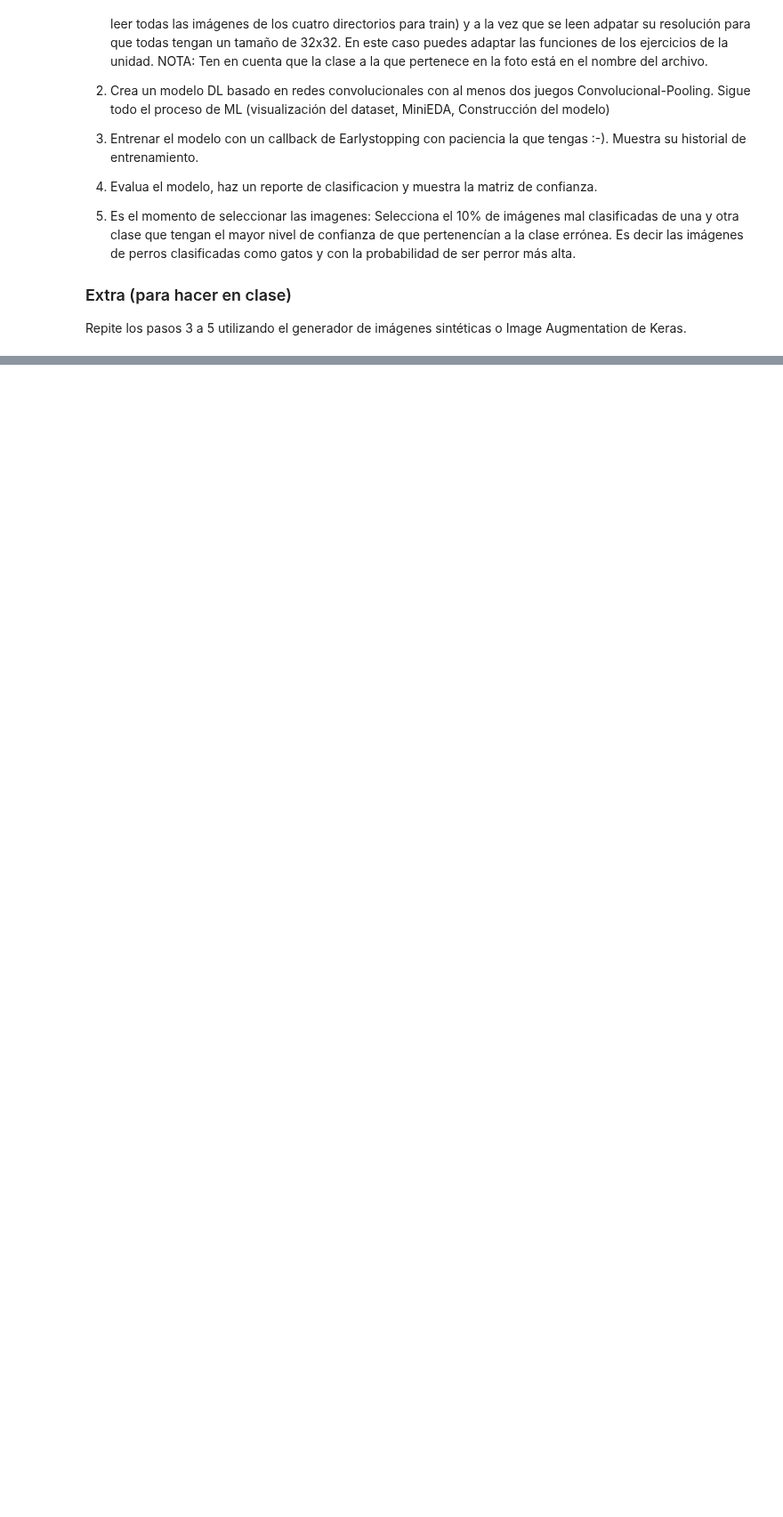
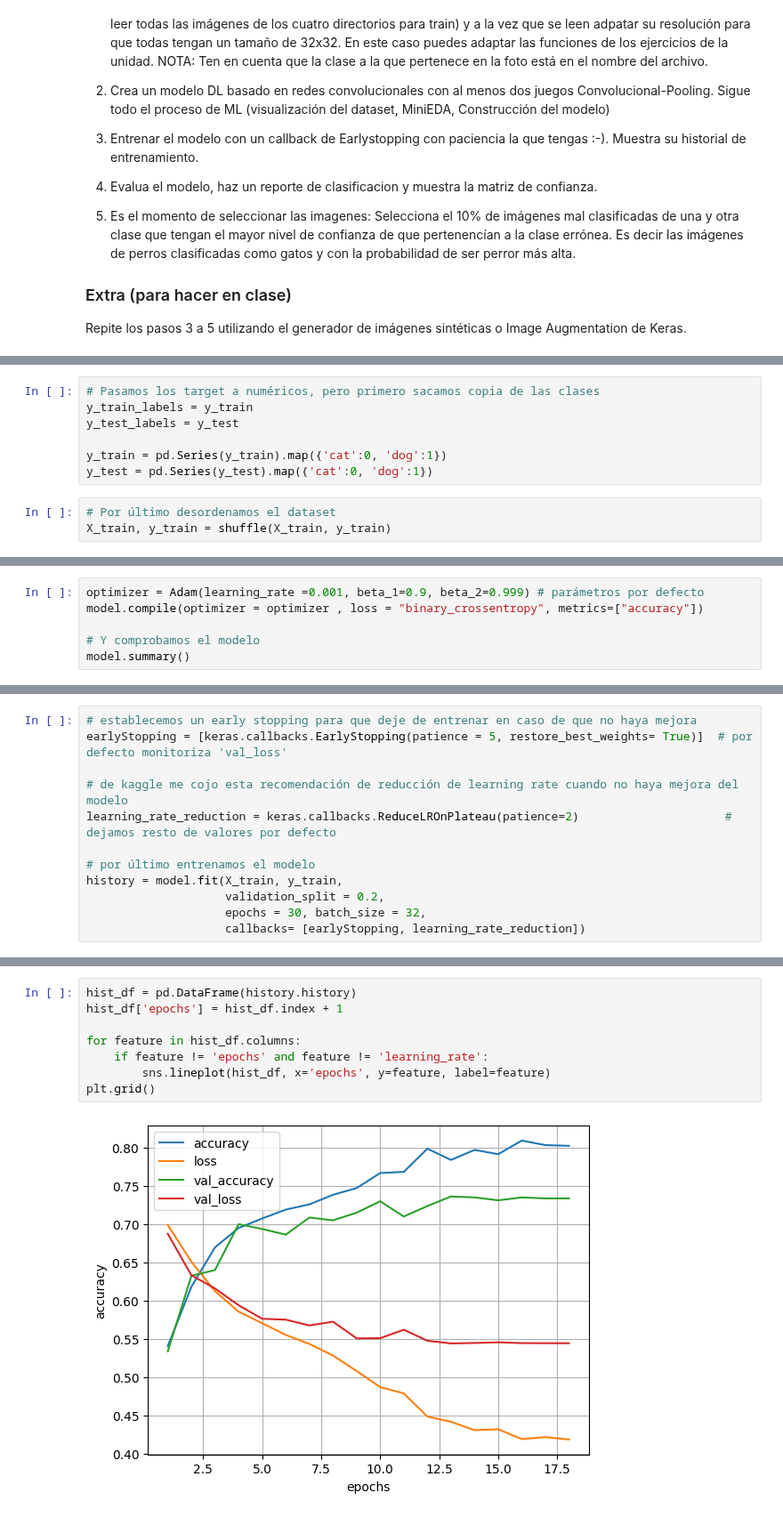
Before and after one commit to vrieraj/ONLINE_DS_THEBRIDGE_Ejercicios, a Jupyter notebook: 05_Deep_Learning/Sprint_16/Unidad_01/Practica_Obligatoria/18_Practica_Obligatoria_CNN_Redes_Convolucionales.ipynb, the cells around one changed output, grey strips where cells are left out. Shown at 89% size. Cells and saved outputs as stored; diff of their text form; blank space fills up the shorter version.

```diff
--- a/05_Deep_Learning/Sprint_16/Unidad_01/Practica_Obligatoria/18_Practica_Obligatoria_CNN_Redes_Convolucionales.ipynb
+++ b/05_Deep_Learning/Sprint_16/Unidad_01/Practica_Obligatoria/18_Practica_Obligatoria_CNN_Redes_Convolucionales.ipynb
@@ -70,0 +151,10 @@ def read_data(directorio, reshape_dim = (32,32)):
+# %%
+# Pasamos los target a numéricos, pero primero sacamos copia de las clases
+y_train_labels = y_train
+y_test_labels = y_test
+
+y_train = pd.Series(y_train).map({'cat':0, 'dog':1})
+y_test = pd.Series(y_test).map({'cat':0, 'dog':1})
+# %%
+# Por último desordenamos el dataset
+X_train, y_train = shuffle(X_train, y_train)
@@ -70,0 +195,6 @@ def read_data(directorio, reshape_dim = (32,32)):
+# %%
+optimizer = Adam(learning_rate =0.001, beta_1=0.9, beta_2=0.999) # parámetros por defecto
+model.compile(optimizer = optimizer , loss = "binary_crossentropy", metrics=["accuracy"])
+
+# Y comprobamos el modelo
+model.summary()
@@ -70,0 +228,12 @@ def read_data(directorio, reshape_dim = (32,32)):
+# %%
+# establecemos un early stopping para que deje de entrenar en caso de que no haya mejora
+earlyStopping = [keras.callbacks.EarlyStopping(patience = 5, restore_best_weights= True)]  # por defecto monitoriza 'val_loss'
+
+# de kaggle me cojo esta recomendación de reducción de learning rate cuando no haya mejora del modelo
+learning_rate_reduction = keras.callbacks.ReduceLROnPlateau(patience=2)                     # dejamos resto de valores por defecto
+
+# por último entrenamos el modelo
+history = model.fit(X_train, y_train,
+                    validation_split = 0.2,
+                    epochs = 30, batch_size = 32,
+                    callbacks= [earlyStopping, learning_rate_reduction])
@@ -70,0 +260,10 @@ def read_data(directorio, reshape_dim = (32,32)):
+# %%
+hist_df = pd.DataFrame(history.history)
+hist_df['epochs'] = hist_df.index + 1
+
+for feature in hist_df.columns:
+    if feature != 'epochs' and feature != 'learning_rate':
+        sns.lineplot(hist_df, x='epochs', y=feature, label=feature)
+plt.grid()
+# %% [output]
+[figure, added]
```
Also changed, not shown: parts of 27 cells of this notebook.
